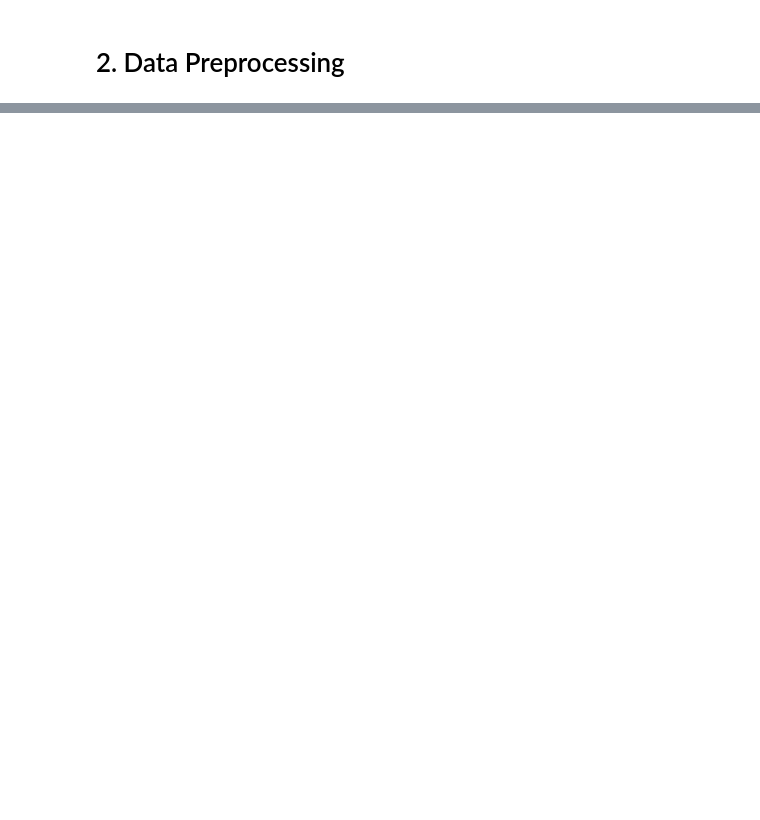
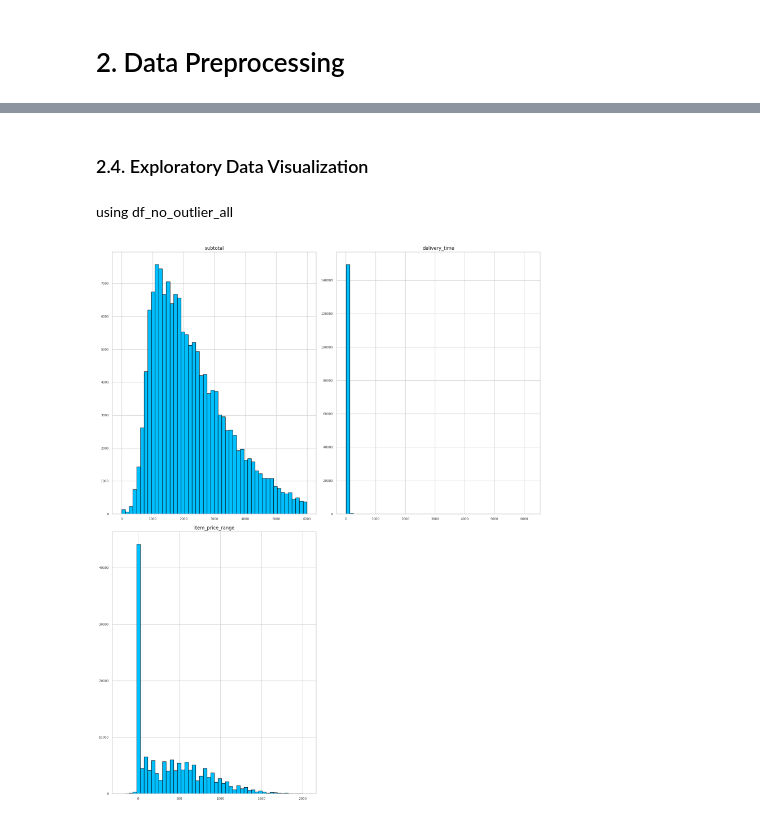
Before and after one commit to Ridlodk/video-learning, a Jupyter notebook: eda & preprocessing/eda_&_pre_processing.ipynb, the cells around one changed output, grey strips where cells are left out. Drawn from its saved outputs; the diff is of its cells as text; code cells hidden in the pictures; blank space fills up the shorter version.

```diff
--- a/eda & preprocessing/eda_&_pre_processing.ipynb
+++ b/eda & preprocessing/eda_&_pre_processing.ipynb
@@ -627,0 +418,6 @@ plt.show()
+# %%
+# Full outlier removed actual delivery time
+df_no_outlier_all['delivery_time'] = (df_no_outlier_all['actual_delivery_time'] - df_no_outlier_all['created_at']).dt.total_seconds() / 60
+
+# Partial outlier removed delivery time
+df_no_outlier_partial['delivery_time'] = (df_no_outlier_partial['actual_delivery_time'] - df_no_outlier_partial['created_at']).dt.total_seconds() / 60
@@ -627,0 +426,6 @@ plt.show()
+# %%
+# For full-outlier-removed dataset
+df_no_outlier_all['item_price_range'] = df_no_outlier_all['max_item_price'] - df_no_outlier_all['min_item_price']
+
+# For partial-outlier-removed dataset
+df_no_outlier_partial['item_price_range'] = df_no_outlier_partial['max_item_price'] - df_no_outlier_partial['min_item_price']
@@ -627,0 +456,7 @@ plt.show()
+# %%
+# Because column of ("Created_at" and "actual_delivery_time") was not used (temporary), It can be dropped
+
+cols_to_drop = ['market_id', 'created_at', 'actual_delivery_time', 'store_id']
+
+df_no_outlier_all.drop(columns=cols_to_drop, inplace=True)
+df_no_outlier_partial.drop(columns=cols_to_drop, inplace=True)
@@ -627,0 +498,8 @@ plt.show()
+# %%
+df_no_outlier_all['max_item_price'] = df_no_outlier_all['max_item_price'].astype('float64')
+
+cols_to_int_all = ['total_onshift_partners', 'total_busy_partners', 'total_outstanding_orders',
+                   'delivery_time', 'item_price_range']
+
+df_no_outlier_all[cols_to_int_all] = df_no_outlier_all[cols_to_int_all].astype('int64')
+df_no_outlier_all.dtypes
@@ -627,0 +672,18 @@ plt.show()
+# %% [markdown]
+### 2.4. Exploratory Data Visualization
+# %% [markdown]
+using df_no_outlier_all
+# %%
+fig_all = df_no_outlier_all[['subtotal', 'delivery_time', 'item_price_range']].hist(
+    figsize=(16, 20),
+    bins=50,
+    color="deepskyblue",
+    edgecolor="black",
+    xlabelsize=8,
+    ylabelsize=8
+)
+
+plt.tight_layout()
+plt.show()
+# %% [output]
+[figure, added]
```
Also changed, not shown: parts of 94 cells of this notebook.
